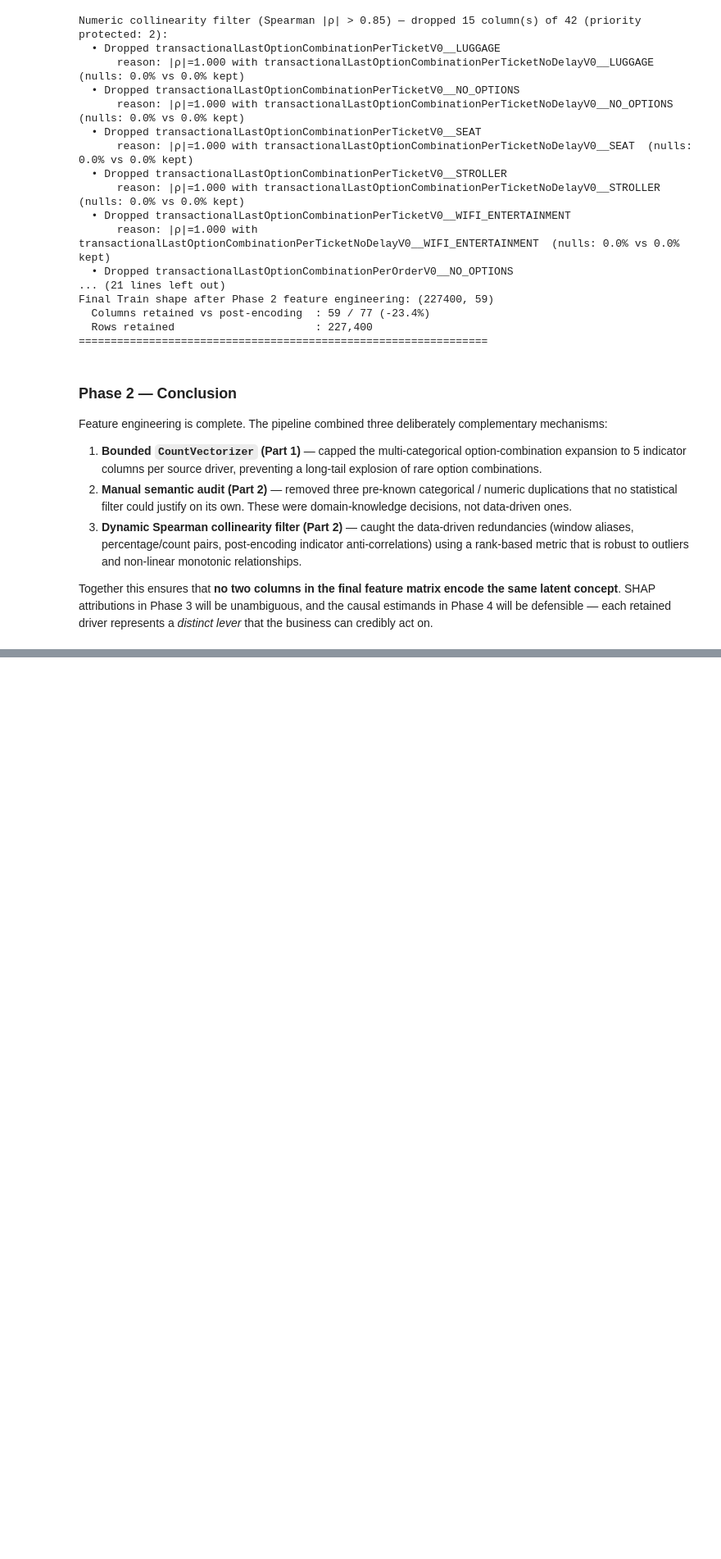
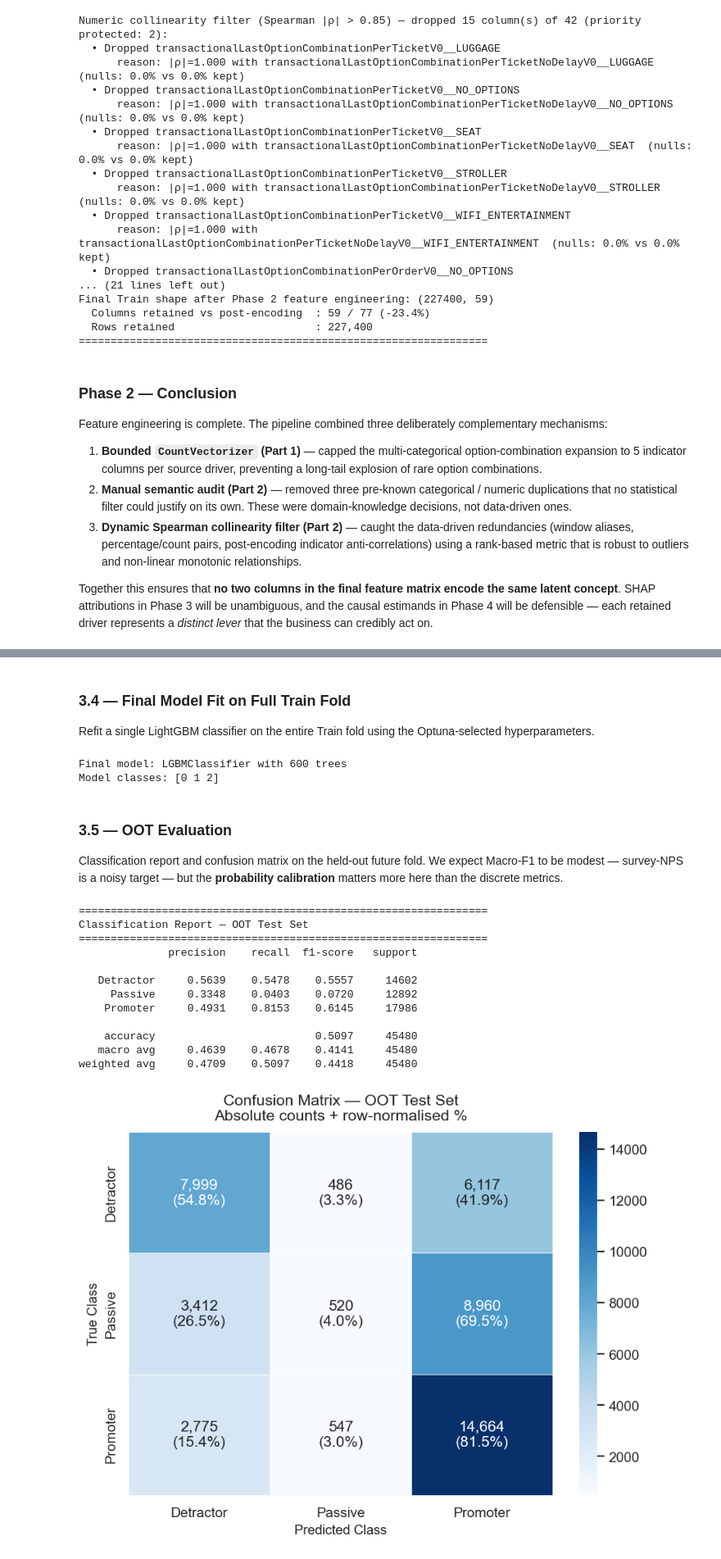
Before and after one commit to med-khalil-jabri/nps-drivers-analytics, a Jupyter notebook: notebooks/01_nps_hybrid_analysis.ipynb, the cells around one changed output, grey strips where cells are left out. Shown at 82% size. Saved outputs shown, nothing was run; the diff lists cells and outputs as text; code cells hidden in the pictures; blank space fills up the shorter version.

Commit message:
Add training, optimization, and prediction modules for NPS classifier; Added training section to notebook.

```diff
--- a/notebooks/01_nps_hybrid_analysis.ipynb
+++ b/notebooks/01_nps_hybrid_analysis.ipynb
@@ -956,0 +986,12 @@ Together this ensures that **no two columns in the final feature matrix encode t
+# %%
+train_df, test_df = temporal_train_test_split(
+    wide_train_fe, date_col="npsDate", test_size=0.2
+)
+
+print(f"{'Split':<8}{'Rows':>12}   {'Date range'}")
+print("-" * 60)
+for label, frame in [("Train", train_df), ("Test", test_df)]:
+    print(
+        f"{label:<8}{frame.height:>12,}   "
+        f"{frame['npsDate'].min()}  →  {frame['npsDate'].max()}"
+    )
@@ -956,0 +1007,10 @@ Together this ensures that **no two columns in the final feature matrix encode t
+# %%
+X_train, y_train = get_feature_matrix(train_df)
+X_test,  y_test  = get_feature_matrix(test_df)
+
+print(f"X_train shape: {X_train.shape}")
+print(f"X_test  shape: {X_test.shape}")
+print(f"\nDtype counts (X_train):")
+print(X_train.dtypes.value_counts().to_string())
+print(f"\nClass balance in y_train: {dict(y_train.value_counts().sort_index())}")
+print(f"Class balance in y_test : {dict(y_test.value_counts().sort_index())}")
@@ -956,0 +1039,11 @@ Together this ensures that **no two columns in the final feature matrix encode t
+# %%
+study = optimize_lgbm_temporal(X_train, y_train, n_trials=20, random_state=42)
+
+print(f"Best log-loss (mean across 3 temporal folds): {study.best_value:.4f}")
+print(f"Naïve baseline log(3)                        : {np.log(3):.4f}")
+print("\nBest hyperparameters:")
+for name, value in study.best_params.items():
+    if isinstance(value, float):
+        print(f"  {name:<22}: {value:.6f}")
+    else:
+        print(f"  {name:<22}: {value}")
@@ -956,0 +1059,36 @@ Together this ensures that **no two columns in the final feature matrix encode t
+# %% [markdown]
+### 3.4 — Final Model Fit on Full Train Fold
+
+Refit a single LightGBM classifier on the entire Train fold using the Optuna-selected hyperparameters.
+# %%
+model = train_final_model(
+    X_train, y_train,
+    best_params=study.best_params,
+    n_estimators=600,
+    random_state=42,
+)
+print(f"Final model: {type(model).__name__} with {model.n_estimators} trees")
+print(f"Model classes: {model.classes_}")
+# %% [output]
+Final model: LGBMClassifier with 600 trees
+Model classes: [0 1 2]
+# %% [markdown]
+### 3.5 — OOT Evaluation
+
+Classification report and confusion matrix on the held-out future fold. We expect Macro-F1 to be modest — survey-NPS is a noisy target — but the **probability calibration** matters more here than the discrete metrics.
+# %%
+evaluate_model(model, X_test, y_test)
+# %% [output]
+================================================================
+Classification Report — OOT Test Set
+================================================================
+              precision    recall  f1-score   support
+
+   Detractor     0.5639    0.5478    0.5557     14602
+     Passive     0.3348    0.0403    0.0720     12892
+    Promoter     0.4931    0.8153    0.6145     17986
+
+    accuracy                         0.5097     45480
+   macro avg     0.4639    0.4678    0.4141     45480
+weighted avg     0.4709    0.5097    0.4418     45480
+[figure, added]
```
Also changed, not shown: parts of 10 cells of this notebook, 3 other files.
